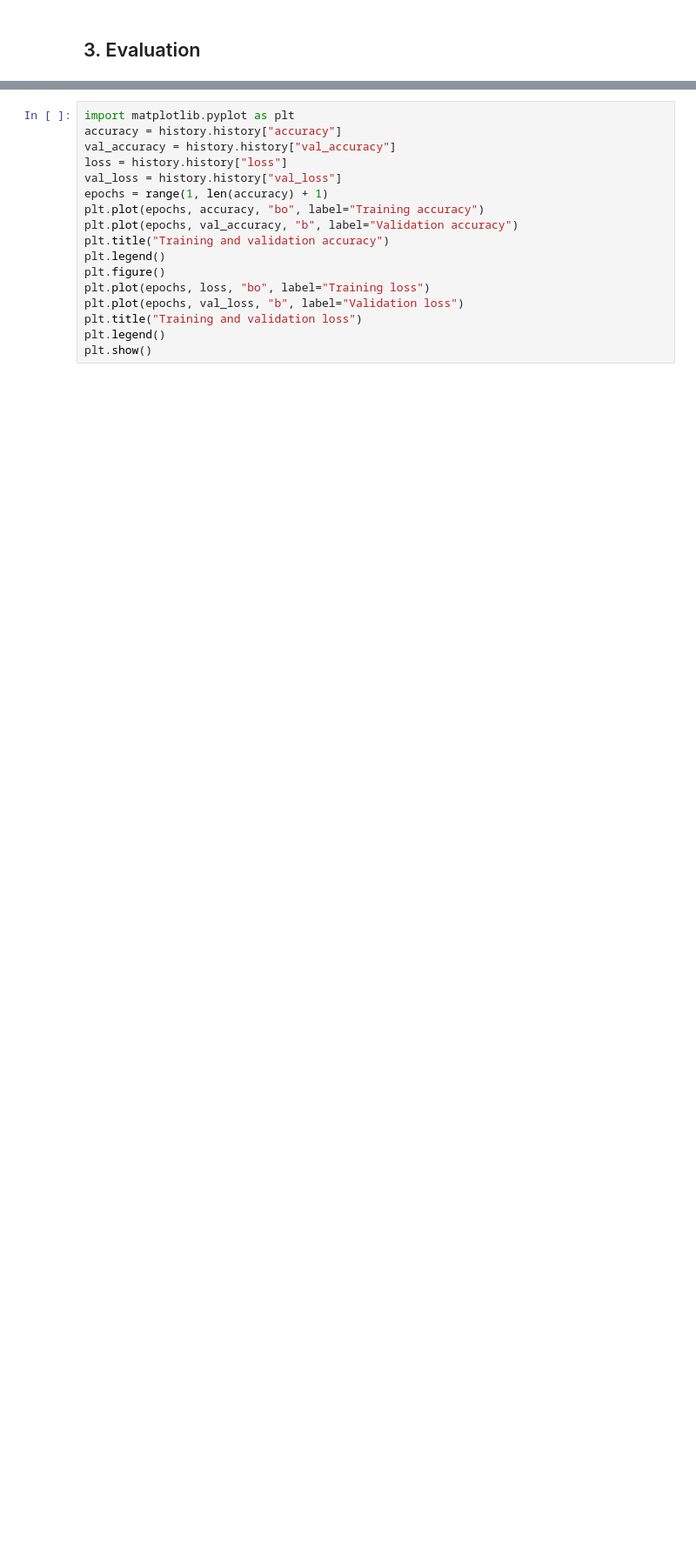
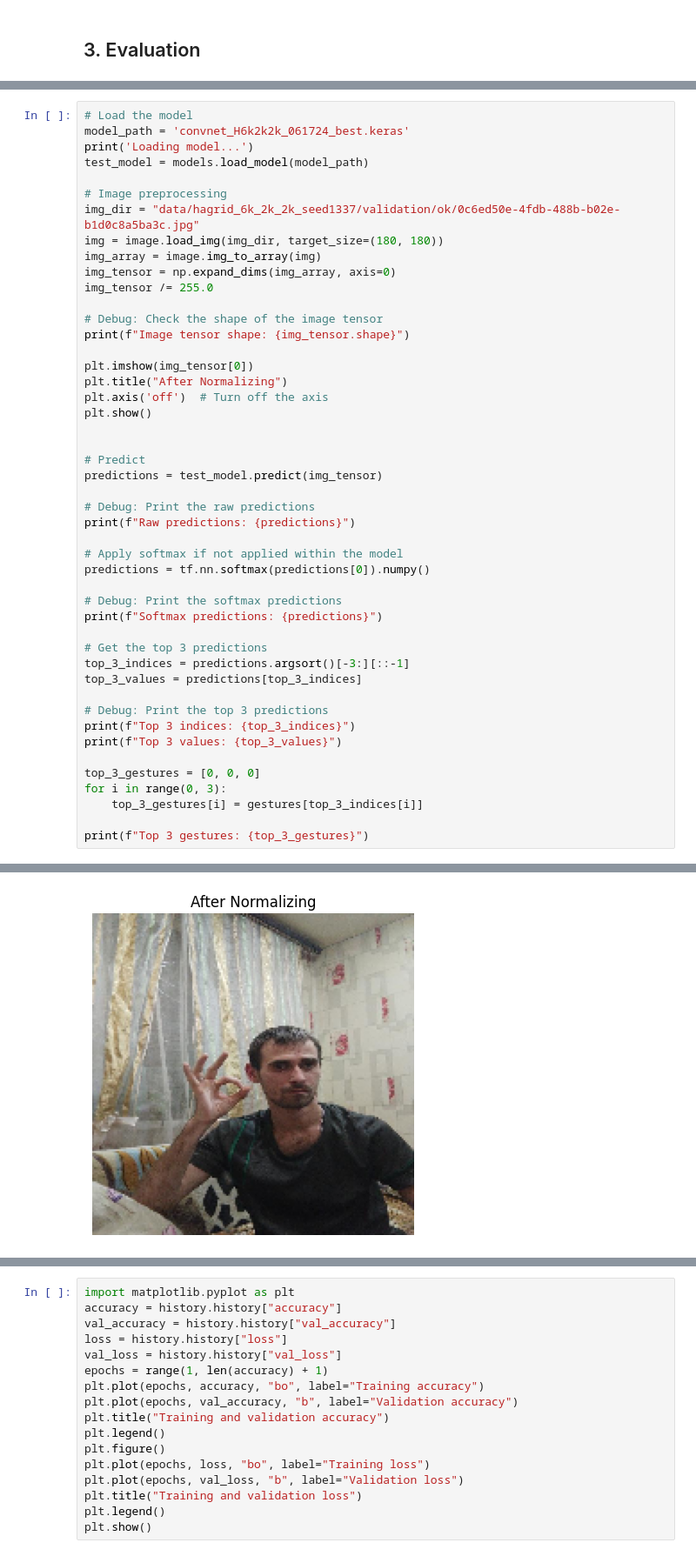
Before and after one commit to sandrewxu/DLwP2e, a Jupyter notebook: convnet.ipynb, the cells around one changed output, grey strips where cells are left out. Shown: that part at 87% size. Saved outputs shown, nothing was run; the diff lists cells and outputs as text; blank space fills up the shorter version.

```diff
--- a/convnet.ipynb
+++ b/convnet.ipynb
@@ -186,0 +233,48 @@ Epoch 1/100
+# %%
+# Load the model
+model_path = 'convnet_H6k2k2k_061724_best.keras'
+print('Loading model...')
+test_model = models.load_model(model_path)
+
+# Image preprocessing
+img_dir = "data/hagrid_6k_2k_2k_seed1337/validation/ok/0c6ed50e-4fdb-488b-b02e-b1d0c8a5ba3c.jpg"
+img = image.load_img(img_dir, target_size=(180, 180))
+img_array = image.img_to_array(img)
+img_tensor = np.expand_dims(img_array, axis=0)
+img_tensor /= 255.0
+
+# Debug: Check the shape of the image tensor
+print(f"Image tensor shape: {img_tensor.shape}")
+
+plt.imshow(img_tensor[0])
+plt.title("After Normalizing")
+plt.axis('off')  # Turn off the axis
+plt.show()
+
+
+# Predict
+predictions = test_model.predict(img_tensor)
+
+# Debug: Print the raw predictions
+print(f"Raw predictions: {predictions}")
+
+# Apply softmax if not applied within the model
+predictions = tf.nn.softmax(predictions[0]).numpy()
+
+# Debug: Print the softmax predictions
+print(f"Softmax predictions: {predictions}")
+
+# Get the top 3 predictions
+top_3_indices = predictions.argsort()[-3:][::-1]
+top_3_values = predictions[top_3_indices]
+
+# Debug: Print the top 3 predictions
+print(f"Top 3 indices: {top_3_indices}")
+print(f"Top 3 values: {top_3_values}")
+
+top_3_gestures = [0, 0, 0]
+for i in range(0, 3):
+    top_3_gestures[i] = gestures[top_3_indices[i]]
+
+print(f"Top 3 gestures: {top_3_gestures}")
+# %% [output]
@@ -186,0 +283 @@ Epoch 1/100
+[figure, added]
```
Also changed, not shown: parts of 12 cells of this notebook, 12 other files.
